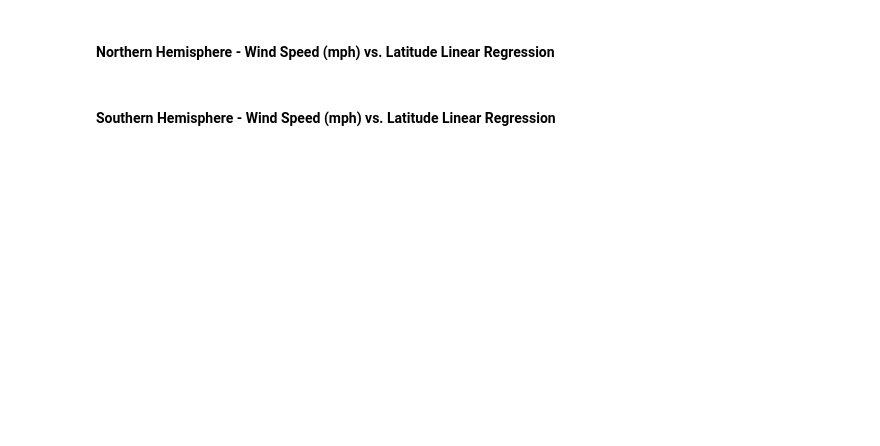
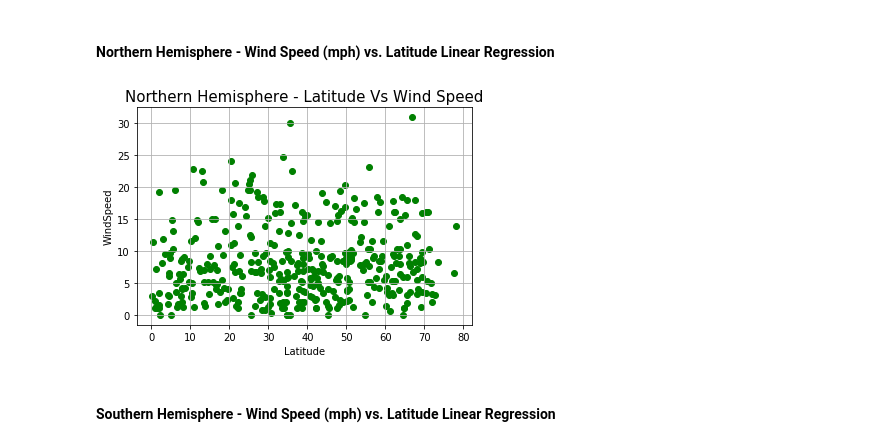
Before and after one commit to nithiyasuresh/python-api-challenge, a Jupyter notebook: Nithiya_WeatherPy.ipynb, the cells around one changed output. Cells and saved outputs as stored; diff of their text form; code cells hidden in the pictures; blank space fills up the shorter version.

```diff
--- a/Nithiya_WeatherPy.ipynb
+++ b/Nithiya_WeatherPy.ipynb
@@ -453,16 +480,18 @@ plt.show()
 # %%
 # Create a Scatter Plot for Wind speed vs latitude
 x_values = north_hemisphere['lat']
-y_values = north_hemisphere['wind_speed']
+y_values = north_hemisphere['wind speed']
 plt.scatter(x_values,y_values, color='green')
 plt.xlabel('Latitude')
 plt.ylabel('WindSpeed')
 plt.title(f'Northern Hemisphere - Latitude Vs Wind Speed',
           fontsize=15)
 plt.grid(True)
 plt.savefig("./nithiya_output_data/north_hemi-lat vs wind_speed.png", bbox_inches = "tight")
 
 plt.show()
+# %% [output]
+[figure, added]
 # %% [markdown]
 ####  Southern Hemisphere - Wind Speed (mph) vs. Latitude Linear Regression
 # %%
```
Also changed, not shown: parts of 14 cells of this notebook, 12 other files.
